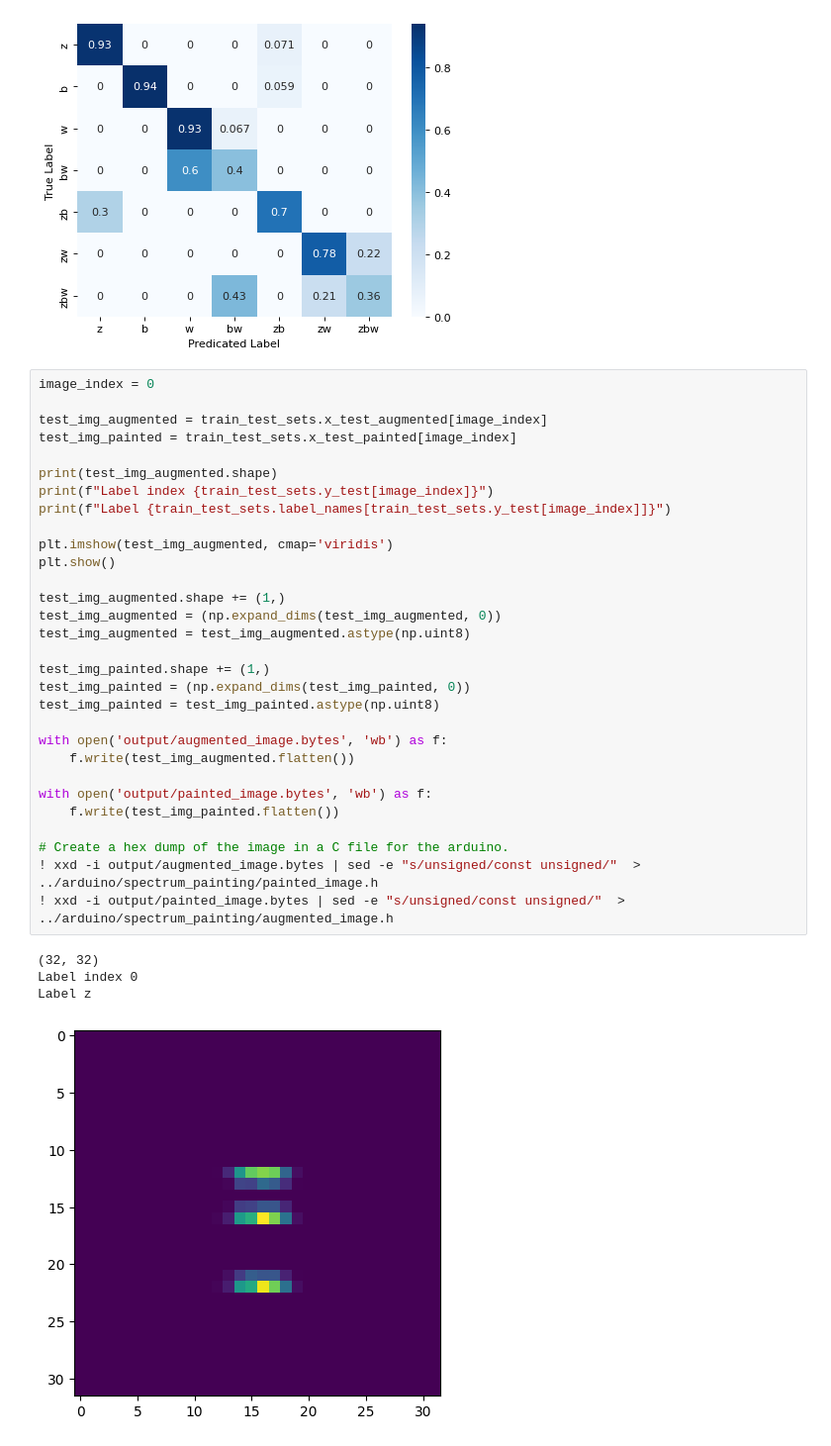
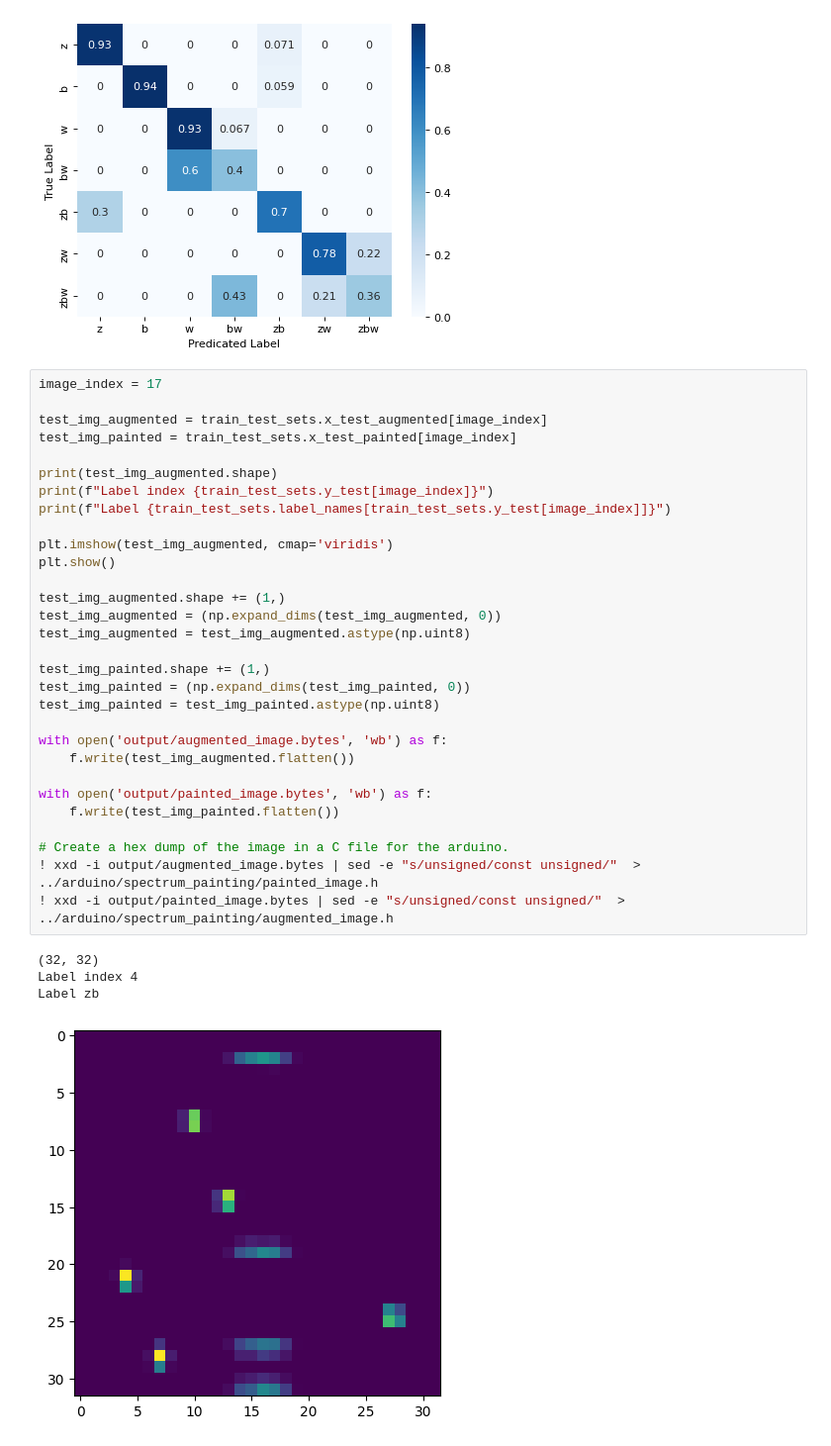
Before and after one commit to sds100/TinyMLSpectrumSensing, a Jupyter notebook: training/spectrum_painting.ipynb, the cells around one changed output. Shown at 99% size. Drawn from its saved outputs; the diff is of its cells as text.

```diff
--- a/training/spectrum_painting.ipynb
+++ b/training/spectrum_painting.ipynb
@@ -188,38 +188,38 @@ sp_plot.plot_confusion_matrix(np.asarray(tflite_model_y_predictions), train_test
 Lite model accuracy = 0.7415730337078652
 [figure]
 # %%
-image_index = 0
+image_index = 17
 
 test_img_augmented = train_test_sets.x_test_augmented[image_index]
 test_img_painted = train_test_sets.x_test_painted[image_index]
 
 print(test_img_augmented.shape)
 print(f"Label index {train_test_sets.y_test[image_index]}")
 print(f"Label {train_test_sets.label_names[train_test_sets.y_test[image_index]]}")
 
 plt.imshow(test_img_augmented, cmap='viridis')
 plt.show()
 
 test_img_augmented.shape += (1,)
 test_img_augmented = (np.expand_dims(test_img_augmented, 0))
 test_img_augmented = test_img_augmented.astype(np.uint8)
 
 test_img_painted.shape += (1,)
 test_img_painted = (np.expand_dims(test_img_painted, 0))
 test_img_painted = test_img_painted.astype(np.uint8)
 
 with open('output/augmented_image.bytes', 'wb') as f:
     f.write(test_img_augmented.flatten())
 
 with open('output/painted_image.bytes', 'wb') as f:
     f.write(test_img_painted.flatten())
 
 # Create a hex dump of the image in a C file for the arduino.
 ! xxd -i output/augmented_image.bytes | sed -e "s/unsigned/const unsigned/"  > ../arduino/spectrum_painting/painted_image.h
 ! xxd -i output/painted_image.bytes | sed -e "s/unsigned/const unsigned/"  > ../arduino/spectrum_painting/augmented_image.h
 # %% [output]
 (32, 32)
-Label index 0
-Label z
+Label index 4
+Label zb
-[figure, old version]
+[figure, new version]
 # %%
```
Also changed, not shown: parts of 1 cell of this notebook, 2 other files.
